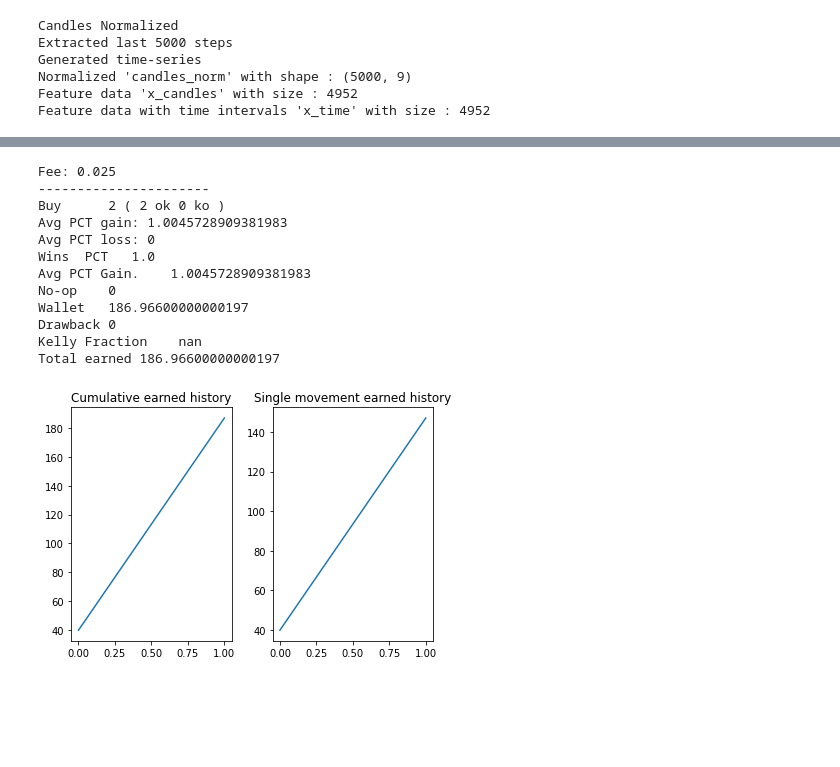
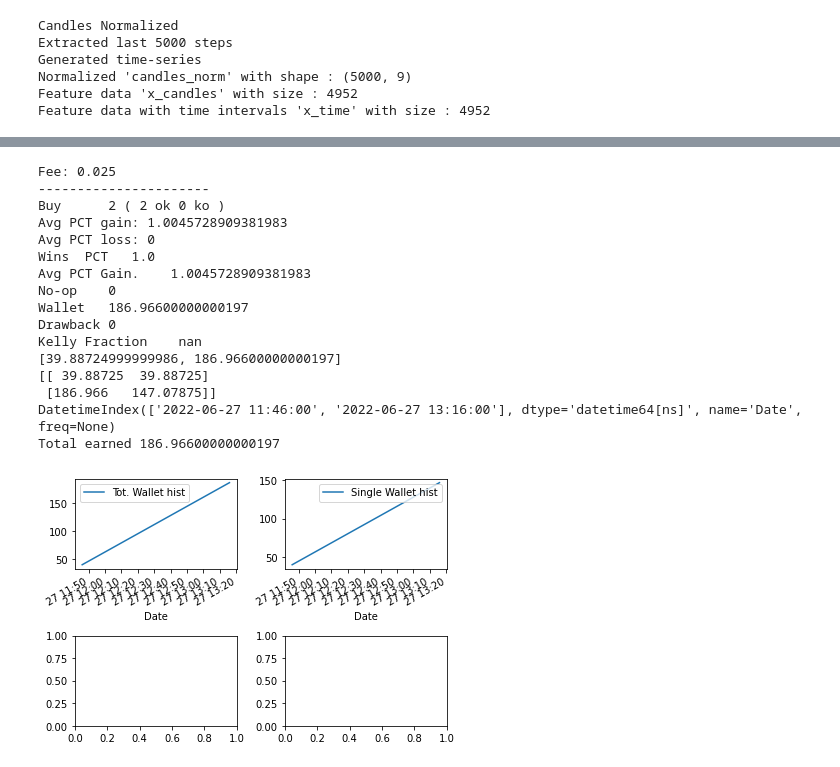
Before and after one commit to gabriele16/sats4u, a Jupyter notebook: colab/LSTM-CNN-BitCoin-Test-Trade.ipynb, the cells around one changed output, grey strips where cells are left out. Cells and saved outputs as stored; diff of their text form; code cells hidden in the pictures; blank space fills up the shorter version.

Commit message:
fixed backtest better vis

```diff
--- a/colab/LSTM-CNN-BitCoin-Test-Trade.ipynb
+++ b/colab/LSTM-CNN-BitCoin-Test-Trade.ipynb
@@ -167,20 +167,24 @@ df_preds_true.dropna().iloc[-new_time_steps-100:].plot()
 # %%
-total_wallet_history, single_wallet_history, wallet, kelly_frac = s2b.backtest_df(df_preds_true.dropna().iloc[-new_time_steps:], ts_btc.step_back, long_short = "long", fee=0.025)
-s2b.show_backtest_results(wallet,total_wallet_history,single_wallet_history)
+wallet_hist_df,wallet,kelly_frac = s2b.backtest_df(df_preds_true.dropna().iloc[-new_time_steps:], ts_btc.step_back, long_short = "long", fee=0.025)
+s2b.show_backtest_results(wallet,wallet_hist_df)
 # %% [output]
 Fee: 0.025
 ----------------------
 Buy      2 ( 2 ok 0 ko )
 Avg PCT gain: 1.0045728909381983
 Avg PCT loss: 0
 Wins  PCT   1.0
 Avg PCT Gain.    1.0045728909381983
 No-op    0
 Wallet   186.96600000000197
 Drawback 0
 Kelly Fraction    nan
+[39.88724999999986, 186.96600000000197]
+[[ 39.88725  39.88725]
+ [186.966   147.07875]]
+DatetimeIndex(['2022-06-27 11:46:00', '2022-06-27 13:16:00'], dtype='datetime64[ns]', name='Date', freq=None)
 Total earned 186.96600000000197
-[figure, old version]
+[figure, new version]
 # %%
 investment = 100.
 conservative_kelly = kelly_frac*.5
```
Also changed, not shown: parts of 7 cells of this notebook, 1 other file.
